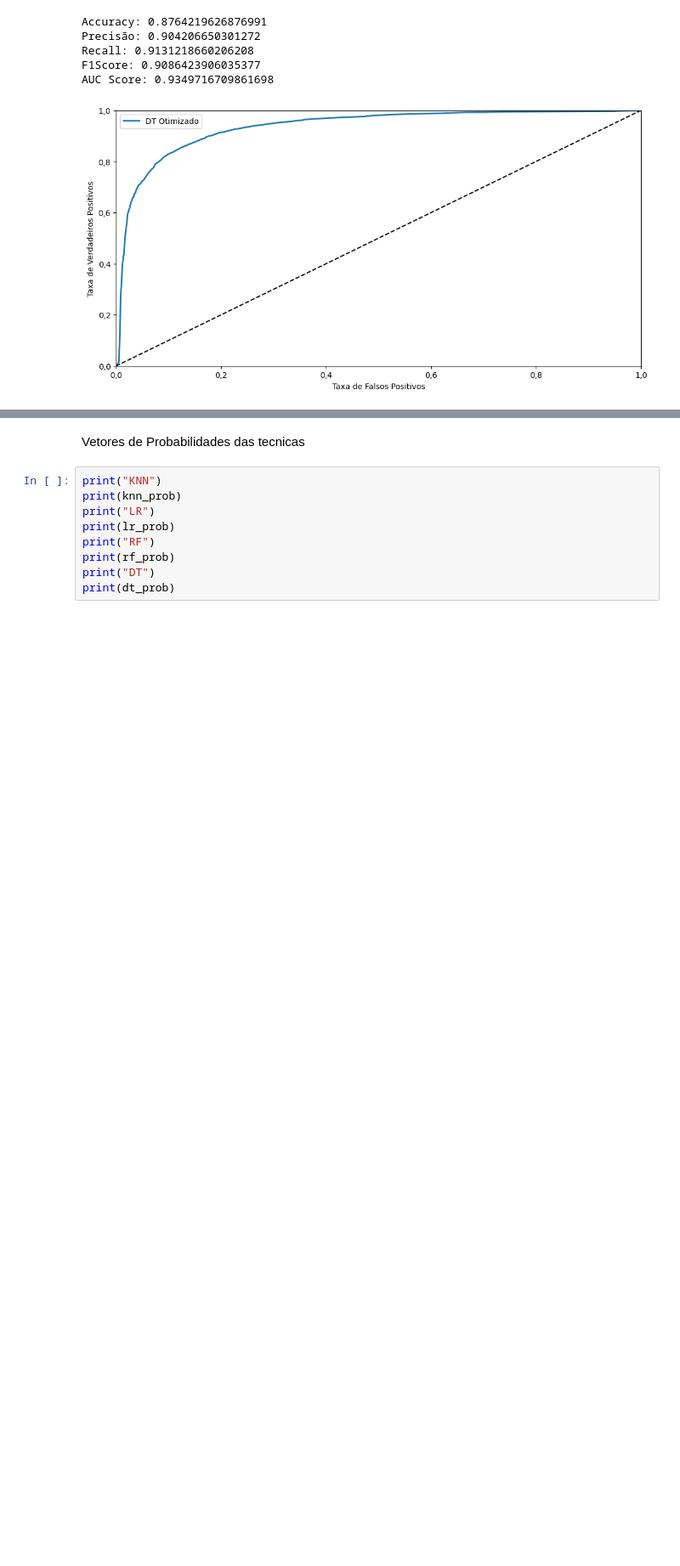
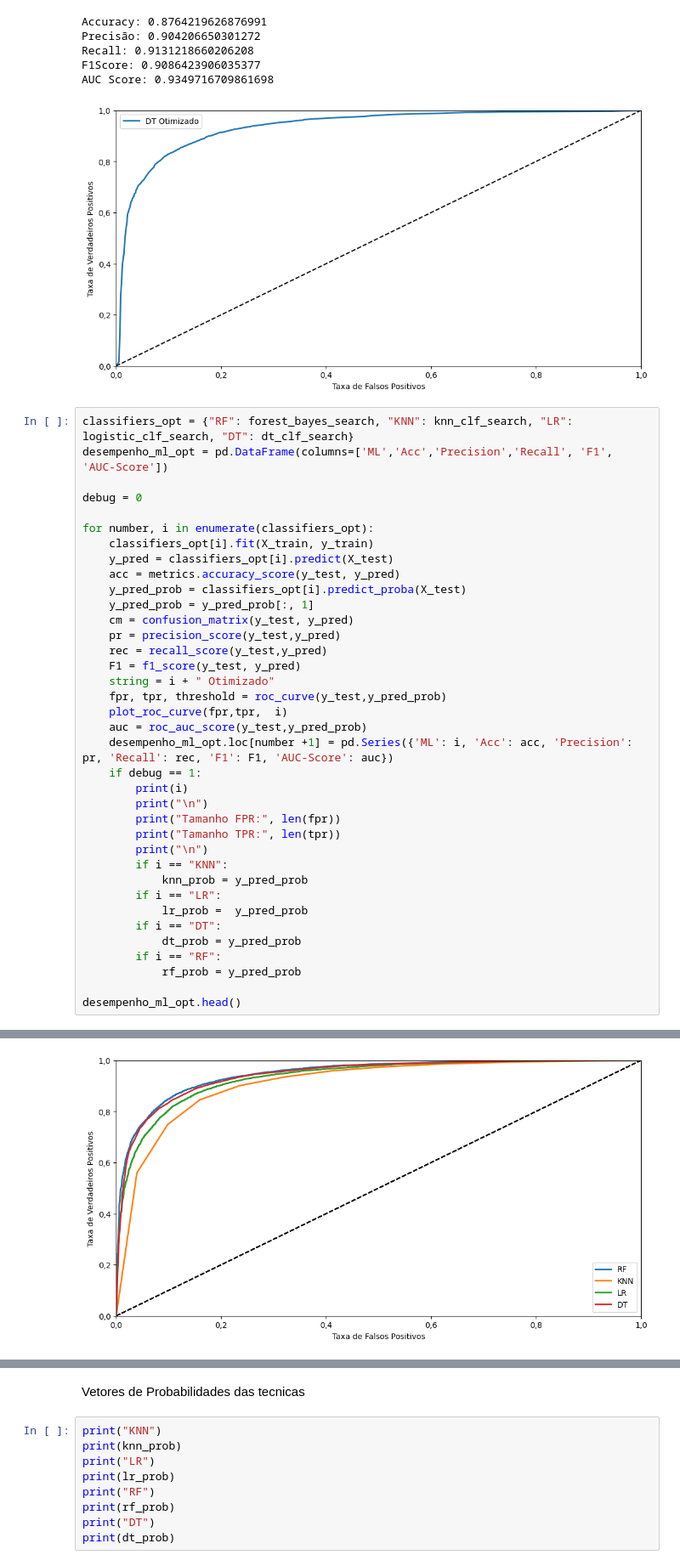
Before and after one commit to mrelero/machine-learning-anatel-database, a Jupyter notebook: ML_Techs/paper-enegep.ipynb, the cells around one changed output, grey strips where cells are left out. Shown at 85% size. Saved outputs shown, nothing was run; the diff lists cells and outputs as text; blank space fills up the shorter version.

```diff
--- a/ML_Techs/paper-enegep.ipynb
+++ b/ML_Techs/paper-enegep.ipynb
@@ -431,3 +437,41 @@ Recall: 0.9131218660206208
 F1Score: 0.9086423906035377
 AUC Score: 0.9349716709861698
 [figure]
+# %%
+classifiers_opt = {"RF": forest_bayes_search, "KNN": knn_clf_search, "LR": logistic_clf_search, "DT": dt_clf_search}
+desempenho_ml_opt = pd.DataFrame(columns=['ML','Acc','Precision','Recall', 'F1', 'AUC-Score'])
+
+debug = 0
+
+for number, i in enumerate(classifiers_opt):
+    classifiers_opt[i].fit(X_train, y_train)
+    y_pred = classifiers_opt[i].predict(X_test)
+    acc = metrics.accuracy_score(y_test, y_pred)
+    y_pred_prob = classifiers_opt[i].predict_proba(X_test)
+    y_pred_prob = y_pred_prob[:, 1]
+    cm = confusion_matrix(y_test, y_pred)
+    pr = precision_score(y_test,y_pred)
+    rec = recall_score(y_test,y_pred)
+    F1 = f1_score(y_test, y_pred)
+    string = i + " Otimizado"
+    fpr, tpr, threshold = roc_curve(y_test,y_pred_prob)
+    plot_roc_curve(fpr,tpr,  i)
+    auc = roc_auc_score(y_test,y_pred_prob)
+    desempenho_ml_opt.loc[number +1] = pd.Series({'ML': i, 'Acc': acc, 'Precision': pr, 'Recall': rec, 'F1': F1, 'AUC-Score': auc})
+    if debug == 1:
+        print(i)
+        print("\n")
+        print("Tamanho FPR:", len(fpr))
+        print("Tamanho TPR:", len(tpr))
+        print("\n")
+        if i == "KNN":
+            knn_prob = y_pred_prob
+        if i == "LR":
+            lr_prob =  y_pred_prob
+        if i == "DT":
+            dt_prob = y_pred_prob
+        if i == "RF":
+            rf_prob = y_pred_prob
+
+desempenho_ml_opt.head()
+# %% [output]
@@ -433,0 +483 @@ AUC Score: 0.9349716709861698
+[figure, added]
```
Also changed, not shown: parts of 15 cells of this notebook, 1 other file.
